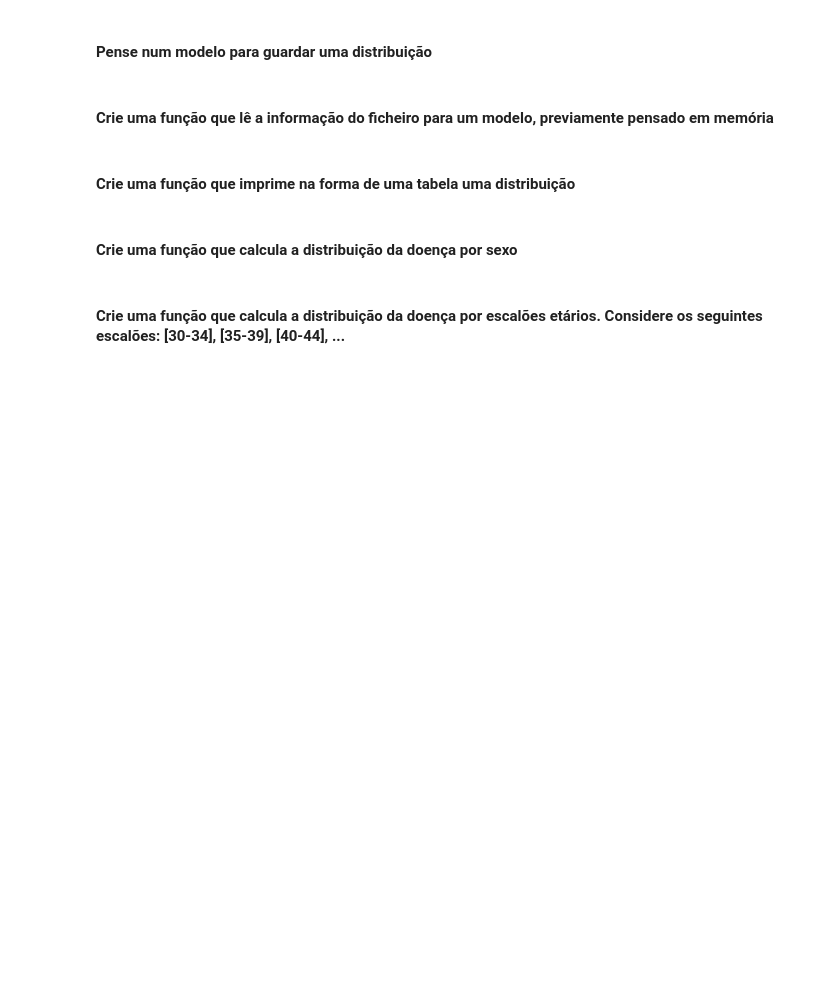
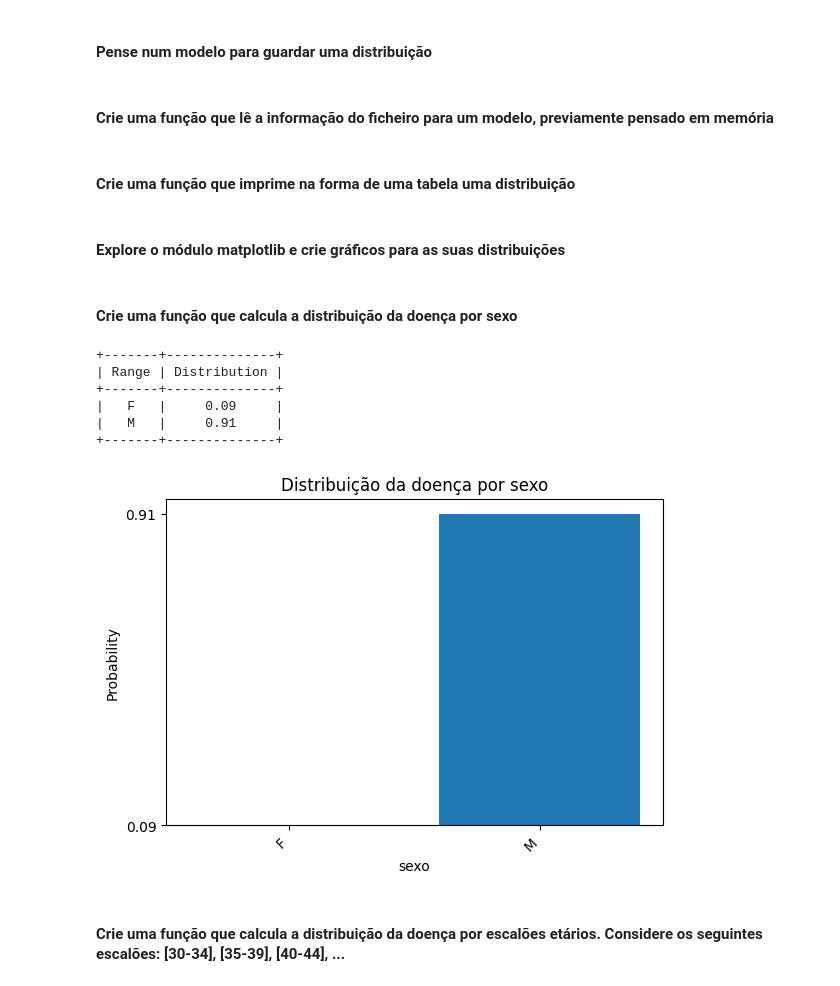
Before and after one commit to ritavaz02/PL2023, a Jupyter notebook: TPC1/PL2023_TPC1.ipynb, the cells around one changed output. Drawn from its saved outputs; the diff is of its cells as text; code cells hidden in the pictures; blank space fills up the shorter version.

```diff
--- a/TPC1/PL2023_TPC1.ipynb
+++ b/TPC1/PL2023_TPC1.ipynb
@@ -71,20 +72,64 @@ def createTable(distDict):
         t.add_row(row)
 
     print(t)
+# %% [markdown]
+#### Explore o módulo matplotlib e crie gráficos para as suas distribuições
+# %%
+def createGraph(data, title, xlabel):
+    xValues = list(data.keys())
+    yValues = list(data.values())
+
+    # plt.bar(xValues, yValues)
+    # plt.title(title)
+    # plt.xlabel(xlabel)
+    # plt.ylabel("Probability")
+    # plt.show()
+    # plt.tight_layout(pad=3)
+
+    fig, ax = plt.subplots()
+
+    ax.set_title(title)
+    ax.set_xlabel(xlabel)
+    ax.set_ylabel('Probability')
+    ax.bar(xValues, yValues)
+
+    # set the x-tick labels with more space between them
+    ax.set_xticks(range(len(data)))
+    ax.set_xticklabels(data.keys(), rotation=45, ha='right')
+
+    # add padding to the bottom of the plot
+    plt.tight_layout(pad=3)
+
+    # display the graph
+    plt.show()
 # %% [markdown]
 #### Crie uma função que calcula a distribuição da doença por sexo
 # %%
 def sexFunc(d,haveDiseaseNumber):
     # calcula distribuições por sexo
-    haveDiseaseF = [i for i in range(haveDiseaseNumber) if d['sexo'][i] == "F"]
-    haveDiseaseM = haveDiseaseNumber - len(haveDiseaseF)
-    F = format(len(haveDiseaseF)/haveDiseaseNumber, ".2f")
+    haveDiseaseF = 0
+
+    for i in haveDisease:
+        if d['sexo'][i] == "F":
+            haveDiseaseF += 1
+
+    haveDiseaseM = haveDiseaseNumber - haveDiseaseF
+    F = format(haveDiseaseF/haveDiseaseNumber, ".2f")
     M = format(haveDiseaseM/haveDiseaseNumber, ".2f")
     sexDist = dict()
     sexDist = {'F': F, 'M': M}
     createTable(sexDist)
+    createGraph(sexDist,"Distribuição da doença por sexo", "sexo")
 
 sexFunc(d,haveDiseaseNumber)
+# %% [output]
++-------+--------------+
+| Range | Distribution |
++-------+--------------+
+|   F   |     0.09     |
+|   M   |     0.91     |
++-------+--------------+
+[figure, added]
 # %% [markdown]
 #### Crie uma função que calcula a distribuição da doença por escalões etários. Considere os seguintes escalões: [30-34], [35-39], [40-44], ...
 # %%
```
Also changed, not shown: parts of 4 cells of this notebook.
